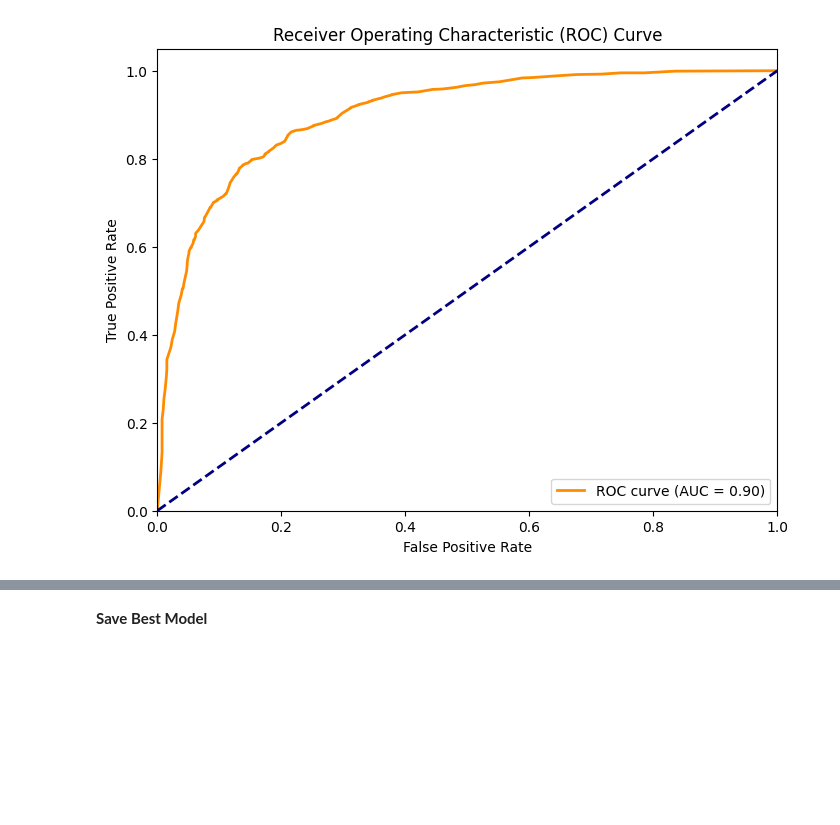
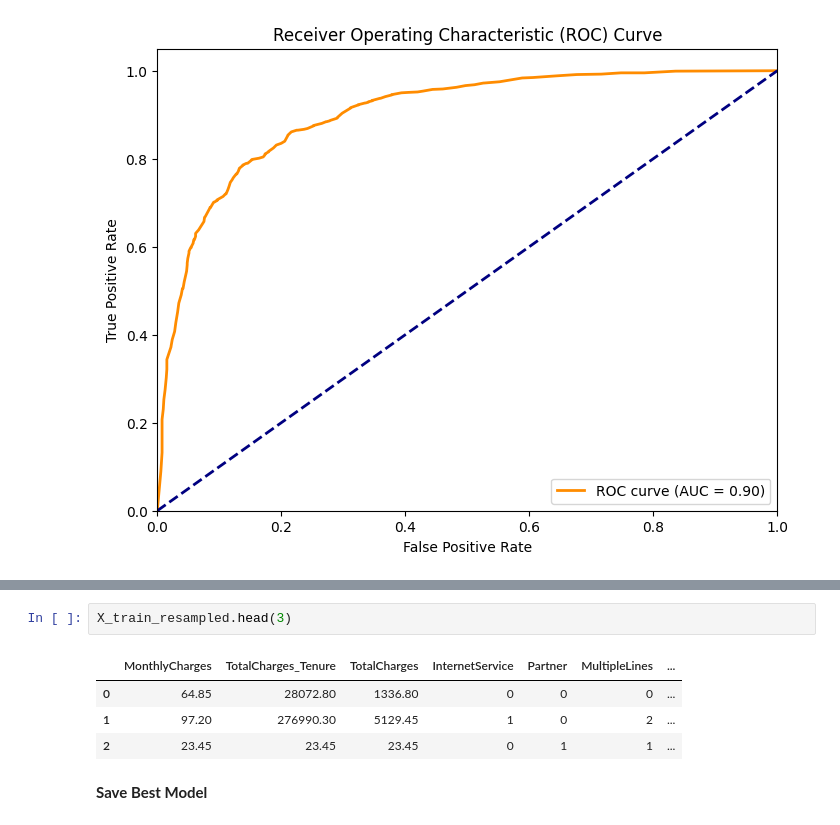
Before and after one commit to Staures92/MLOps, a Jupyter notebook: week1/3-project/Carapuce0.ipynb, the cells around one changed output, grey strips where cells are left out. Cells and saved outputs as stored; diff of their text form; blank space fills up the shorter version.

```diff
--- a/week1/3-project/Carapuce0.ipynb
+++ b/week1/3-project/Carapuce0.ipynb
@@ -434,3 +480,10 @@ plt.show()
+# %%
+X_train_resampled.head(3)
+# %% [output]
+|  | MonthlyCharges | TotalCharges_Tenure | TotalCharges | InternetService | Partner | MultipleLines | ... |
+| 0 | 64.85 | 28072.80 | 1336.80 | 0 | 0 | 0 | ... |
+| 1 | 97.20 | 276990.30 | 5129.45 | 1 | 0 | 2 | ... |
+| 2 | 23.45 | 23.45 | 23.45 | 0 | 1 | 1 | ... |
 # %% [markdown]
 **Save Best Model**
 # %%
```
Also changed, not shown: parts of 3 cells of this notebook, 3 other files.
